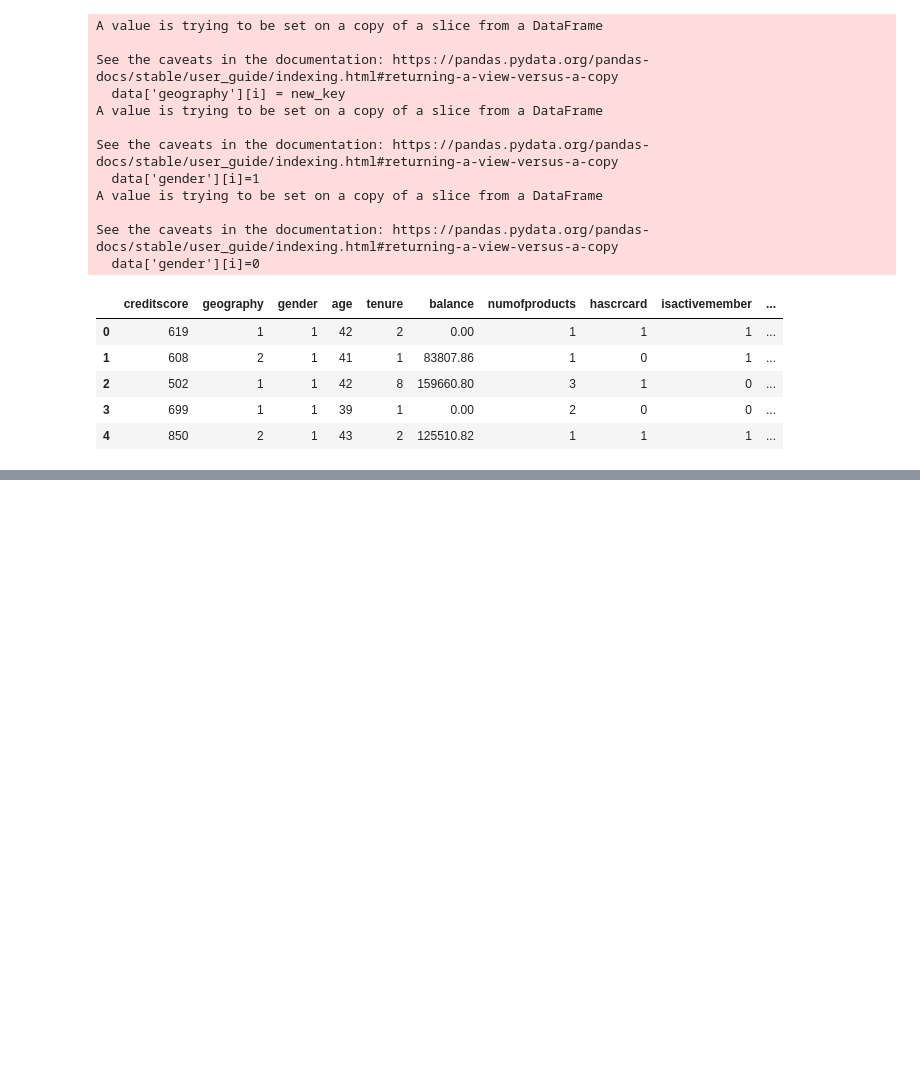
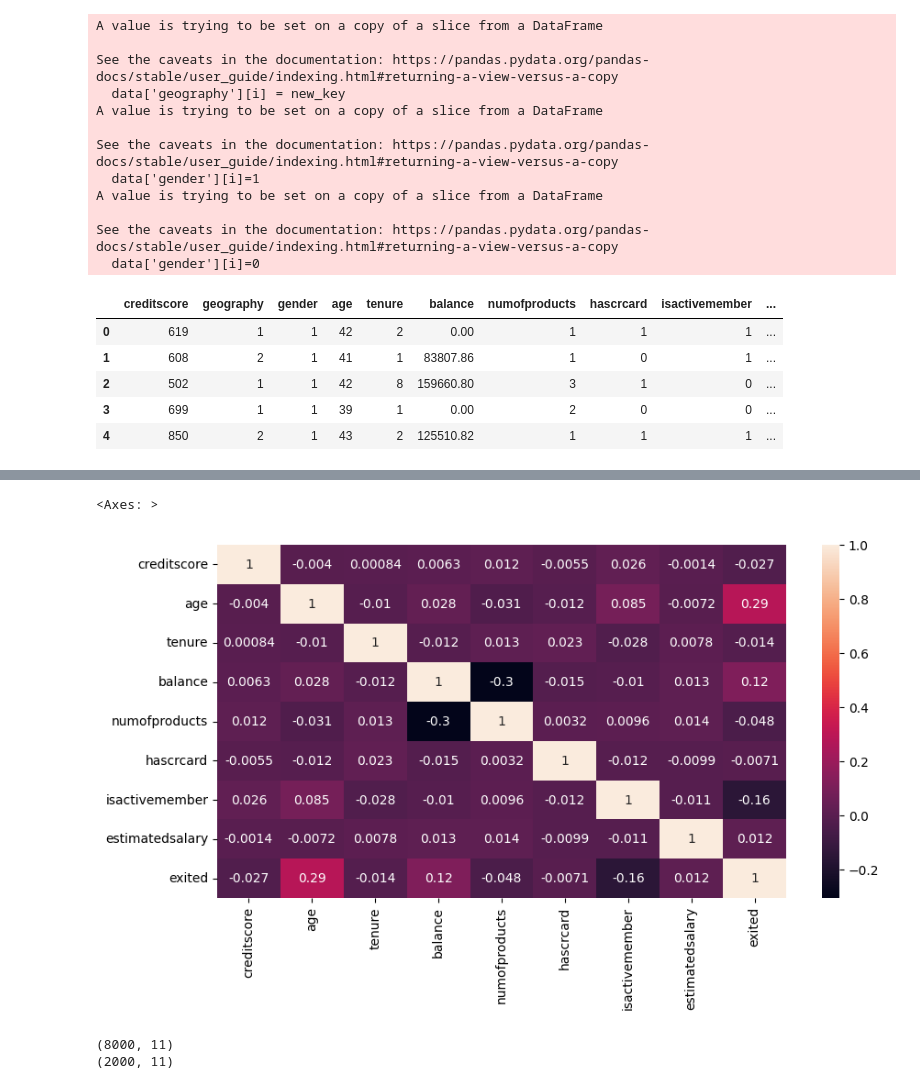
Before and after one commit to seeratfatima19/CODSOFT, a Jupyter notebook: churn_prediction.ipynb, the cells around one changed output, grey strips where cells are left out. Saved outputs shown, nothing was run; the diff lists cells and outputs as text; code cells hidden in the pictures; blank space fills up the shorter version.

```diff
--- a/churn_prediction.ipynb
+++ b/churn_prediction.ipynb
@@ -90,0 +120,18 @@ See the caveats in the documentation: https://pandas.pydata.org/pandas-docs/stab
+# %%
+# show a heatmap by creating a correlation matrix
+
+corr_matrix = data.corr()
+plt.figure(figsize=(10,5))
+sns.heatmap(corr_matrix,annot=True)
+# %% [output]
+<Axes: >
+[figure, added]
+# %%
+#split data into training and testing data
+
+train_df, test_df = train_test_split(data,test_size=0.2)
+print(train_df.shape)
+print(test_df.shape)
+# %% [output]
+(8000, 11)
+(2000, 11)
```
Also changed, not shown: parts of 13 cells of this notebook.
